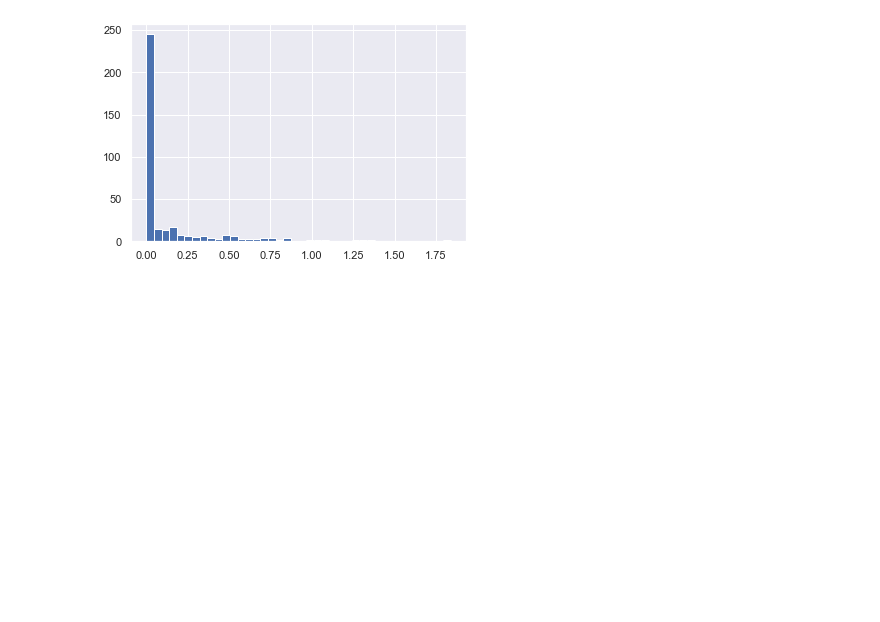
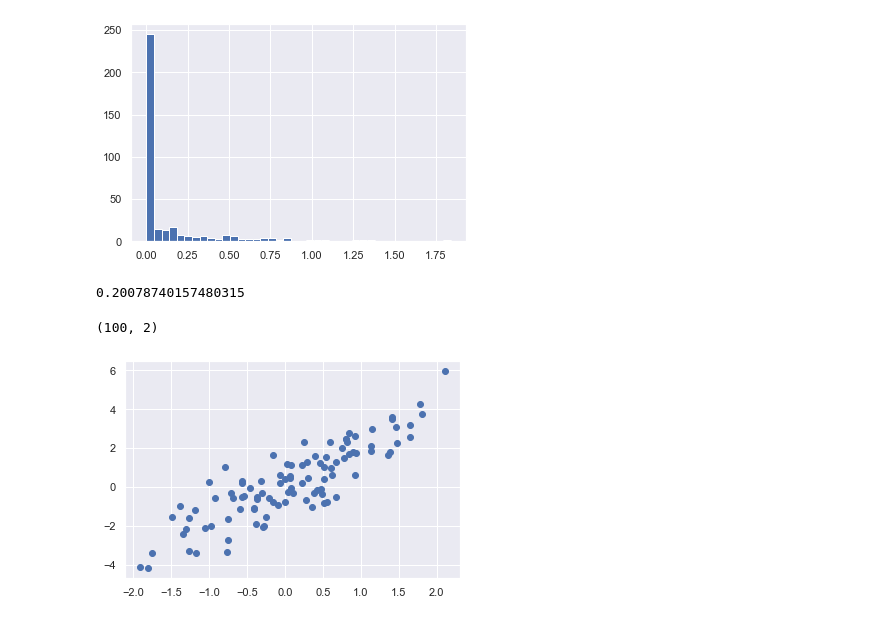
Before and after one commit to Jennifer331/Scripts, a Jupyter notebook: python/jupter/描摹/Untitled.ipynb, the cells around one changed output. Saved outputs shown, nothing was run; the diff lists cells and outputs as text; code cells hidden in the pictures; blank space fills up the shorter version.

```diff
--- a/python/jupter/描摹/Untitled.ipynb
+++ b/python/jupter/描摹/Untitled.ipynb
@@ -14,3 +14,26 @@ import seaborn; seaborn.set()
 plt.hist(inches, 40);
 # %% [output]
 [figure]
+# %%
+rainy = (inches > 0)
+
+days = np.arange(365)
+summer = (days > 172) & (days < 262)
+
+np.median(inches[rainy])
+np.median(inches[rainy & ~summer])
+# %% [output]
+0.20078740157480315
+# %%
+mean = [0, 0]
+cov = [[1, 2], [2, 5]]
+rng = np.random.RandomState(42)
+X = rng.multivariate_normal(mean, cov, 100)
+X.shape
+# %% [output]
+(100, 2)
+# %%
+import seaborn; seaborn.set()
+plt.scatter(X[:, 0], X[:, 1]);
+# %% [output]
+[figure, added]
```
Also changed, not shown: parts of 14 cells of this notebook, 2 other files.
